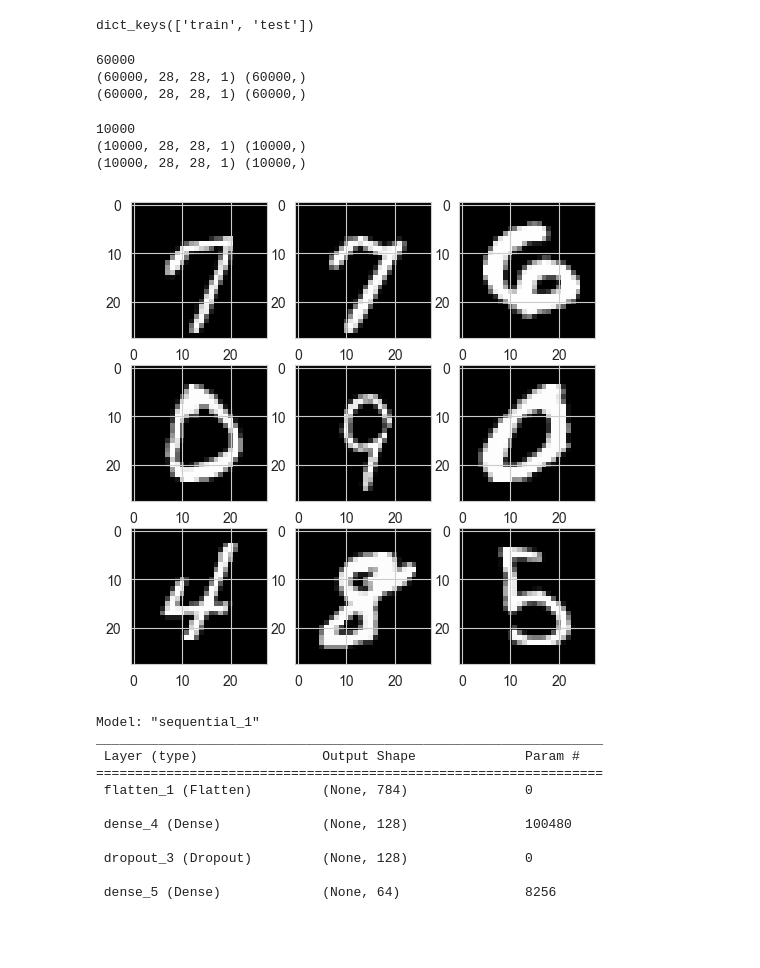
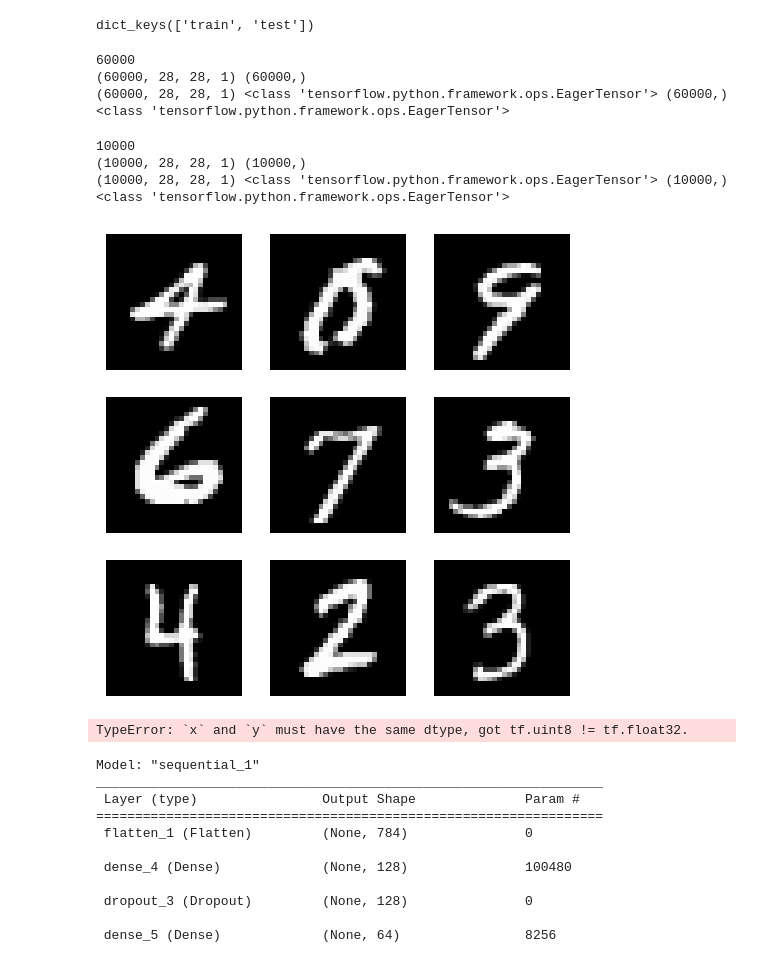
Before and after one commit to ramiuss/Deeplearning, a Jupyter notebook: mnist/mnist_ANN.ipynb, the cells around one changed output. Saved outputs shown, nothing was run; the diff lists cells and outputs as text; code cells hidden in the pictures; blank space fills up the shorter version.

```diff
--- a/mnist/mnist_ANN.ipynb
+++ b/mnist/mnist_ANN.ipynb
@@ -41,11 +41,11 @@ batch = next(iter(train))
 print(batch[0].shape, batch[1].shape)
 
 train_images, train_labels = batch
-print(train_images.shape,train_labels.shape)
+print(train_images.shape, type(train_images), train_labels.shape, type(train_labels))
 # %% [output]
 60000
 (60000, 28, 28, 1) (60000,)
-(60000, 28, 28, 1) (60000,)
+(60000, 28, 28, 1) <class 'tensorflow.python.framework.ops.EagerTensor'> (60000,) <class 'tensorflow.python.framework.ops.EagerTensor'>
 # %%
 test = data['test']
 print(len(test))
@@ -56,39 +56,42 @@ batch = next(iter(test))
 print(batch[0].shape, batch[1].shape)
 
 test_images, test_labels = batch
-print(test_images.shape, test_labels.shape)
+print(test_images.shape, type(test_images), test_labels.shape, type(test_labels))
 # %% [output]
 10000
 (10000, 28, 28, 1) (10000,)
-(10000, 28, 28, 1) (10000,)
+(10000, 28, 28, 1) <class 'tensorflow.python.framework.ops.EagerTensor'> (10000,) <class 'tensorflow.python.framework.ops.EagerTensor'>
 # %%
 import matplotlib.pyplot as plt
 import random
 
 plt.figure(figsize=(6, 6))
 
-random_idx = np.random.randint(0, len(train_images), size=9)
+random_idx = np.random.randint(0, len(train_images), size=16)
 
 for i, idx in enumerate(random_idx) :
 
     img = train_images[idx]
     label = train_labels[idx]
 
     plt.subplot(3, 3, i+1)
     plt.imshow(img, cmap='gray')
-    # plt.title(train_labels[idx])
+    plt.title(tr)
+    plt.axis('off')
 
 plt.show()
 # %% [output]
-[figure, old version]
+[figure, new version]
 # %%
 from tensorflow.keras.utils import to_categorical
 
-train_images = tf.cast(train_images, tf.float32) / 255.0
-test_images = tf.cast(test_images, tf.float32) / 255.0
+train_images = train_images / 255.0
+test_images = test_images / 255.0
 
 train_labels = to_categorical(train_labels)
 test_labels = to_categorical(test_labels)
+# %% [output]
+TypeError: `x` and `y` must have the same dtype, got tf.uint8 != tf.float32.
 # %%
 from tensorflow.keras.models import Sequential
 from tensorflow.keras.layers import Input, Dense, Dropout, Flatten, Conv2D, MaxPooling2D
```
Also changed, not shown: parts of 2 cells of this notebook, 2 other files.
